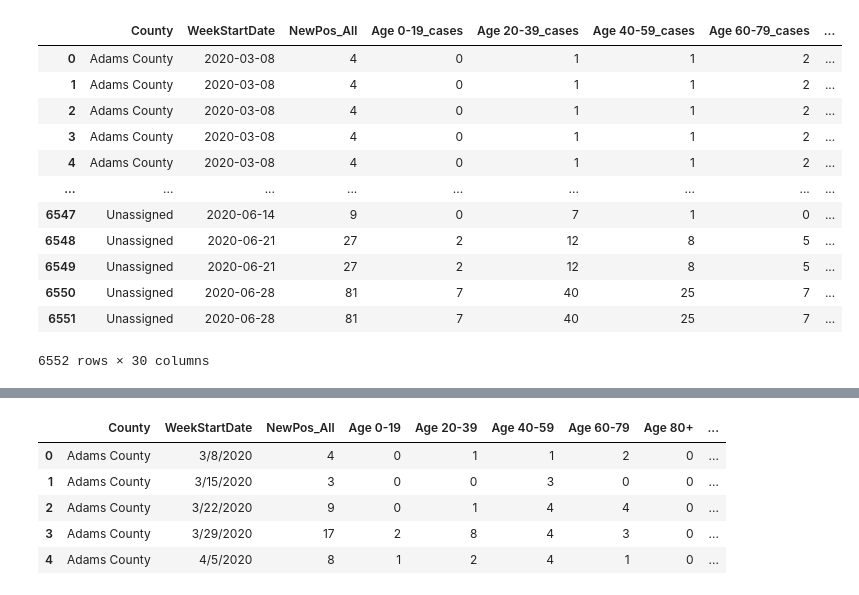
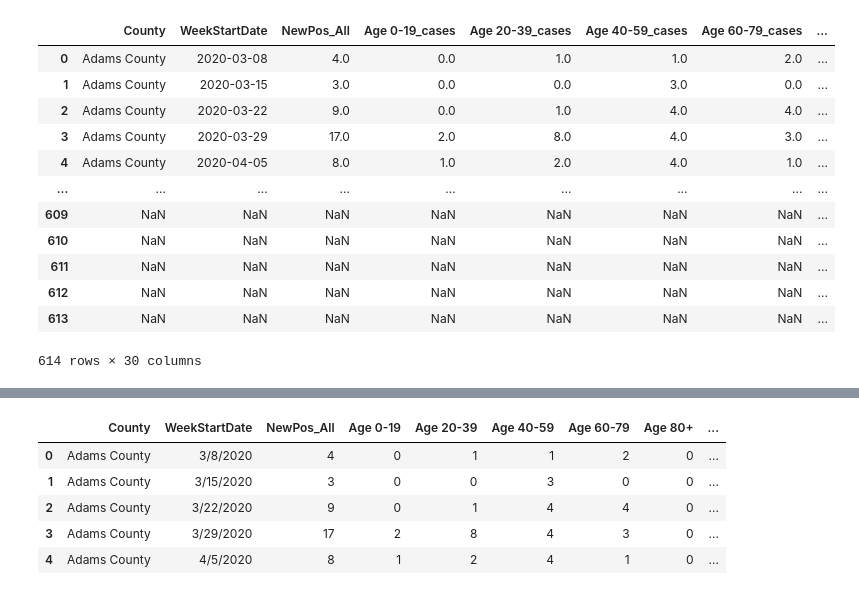
Before and after one commit to mocchicone/Covid-19-Outcomes-in-Washington-State, a Jupyter notebook: merge.ipynb, the cells around one changed output, grey strips where cells are left out. Cells and saved outputs as stored; diff of their text form; code cells hidden in the pictures.

```diff
--- a/merge.ipynb
+++ b/merge.ipynb
@@ -14,44 +14,44 @@ census = pd.read_csv("Census_Wash_Counties_Income_Poverty.csv")
 cleandata = pd.DataFrame.copy(data)
 
 day = pd.Series(cleandata["WeekStartDate"]).str.split("/").str[1]
 month = pd.Series(cleandata["WeekStartDate"]).str.split("/").str[0]
 year = pd.Series(cleandata["WeekStartDate"]).str.split("/").str[2]
 
 month = month.map(lambda x: x.zfill(2))
 day = day.map(lambda x: x.zfill(2))
 
 
 cleandata["WeekStartDate"] = year + "-" + month + "-" + day
 
 
 
 
 dataframes = [cleandata, death, hospitalization]
 
 #mergedf = reduce(lambda  left,right: pd.merge(left,right,on=['County', "WeekStartDate"], suffixes= ("_cases", "_death", "_hospitalization"), how='outer'), dataframes)
 
 mergedf = pd.merge(cleandata, death, on = ["County", "WeekStartDate"], suffixes = ("_cases", "_death"), how= "outer", indicator = True)#.fillna(0)
 #mergedf[mergedf["_merge"] == "both"]
 
 merge1 = pd.DataFrame(mergedf)
 
-mergedf2 = pd.merge(merge1, hospitalization, left_on = "County", right_on = "County_hospitalization", how = "outer", indicator = "exists")
+mergedf2 = pd.merge(merge1, hospitalization, left_on = ["County", "WeekStartDate"], right_on = ["County_hospitalization", "WeekStartDate_hospitalization"], how = "outer", indicator = "exists")
 
 #mergedf.fillna(0)
 
-#mergedf2.to_csv("test.csv")
+mergedf2.to_csv("test.csv")
 mergedf2
 # %% [output]
 |  | County | WeekStartDate | NewPos_All | Age 0-19_cases | Age 20-39_cases | Age 40-59_cases | Age 60-79_cases | ... |
-| 0 | Adams County | 2020-03-08 | 4 | 0 | 1 | 1 | 2 | ... |
-| 1 | Adams County | 2020-03-08 | 4 | 0 | 1 | 1 | 2 | ... |
-| 2 | Adams County | 2020-03-08 | 4 | 0 | 1 | 1 | 2 | ... |
-| 3 | Adams County | 2020-03-08 | 4 | 0 | 1 | 1 | 2 | ... |
-| 4 | Adams County | 2020-03-08 | 4 | 0 | 1 | 1 | 2 | ... |
+| 0 | Adams County | 2020-03-08 | 4.0 | 0.0 | 1.0 | 1.0 | 2.0 | ... |
+| 1 | Adams County | 2020-03-15 | 3.0 | 0.0 | 0.0 | 3.0 | 0.0 | ... |
+| 2 | Adams County | 2020-03-22 | 9.0 | 0.0 | 1.0 | 4.0 | 4.0 | ... |
+| 3 | Adams County | 2020-03-29 | 17.0 | 2.0 | 8.0 | 4.0 | 3.0 | ... |
+| 4 | Adams County | 2020-04-05 | 8.0 | 1.0 | 2.0 | 4.0 | 1.0 | ... |
 | ... | ... | ... | ... | ... | ... | ... | ... | ... |
-| 6547 | Unassigned | 2020-06-14 | 9 | 0 | 7 | 1 | 0 | ... |
-| 6548 | Unassigned | 2020-06-21 | 27 | 2 | 12 | 8 | 5 | ... |
-| 6549 | Unassigned | 2020-06-21 | 27 | 2 | 12 | 8 | 5 | ... |
-| 6550 | Unassigned | 2020-06-28 | 81 | 7 | 40 | 25 | 7 | ... |
-| 6551 | Unassigned | 2020-06-28 | 81 | 7 | 40 | 25 | 7 | ... |
+| 609 | NaN | NaN | NaN | NaN | NaN | NaN | NaN | ... |
+| 610 | NaN | NaN | NaN | NaN | NaN | NaN | NaN | ... |
+| 611 | NaN | NaN | NaN | NaN | NaN | NaN | NaN | ... |
+| 612 | NaN | NaN | NaN | NaN | NaN | NaN | NaN | ... |
+| 613 | NaN | NaN | NaN | NaN | NaN | NaN | NaN | ... |
-6552 rows × 30 columns
+614 rows × 30 columns
```
Also changed, not shown: parts of 1 cell of this notebook, 9 other files.
